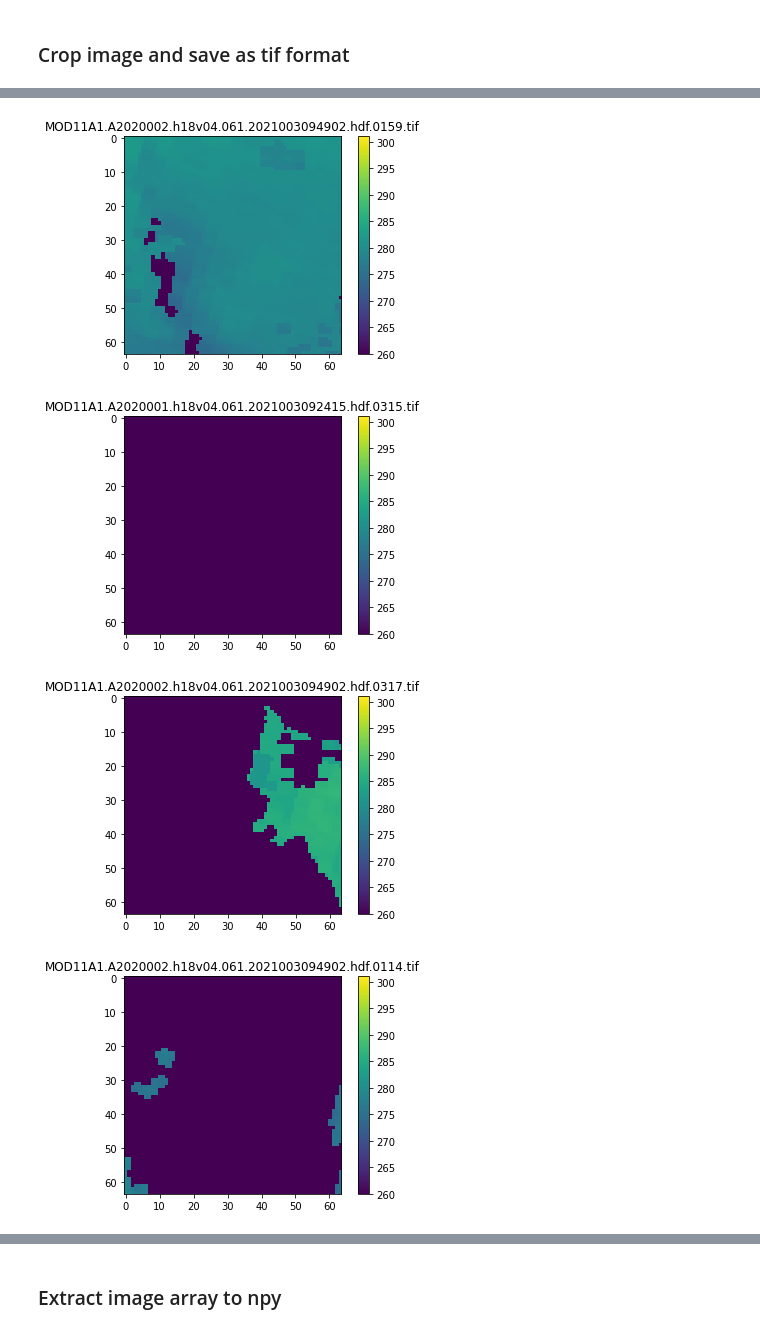
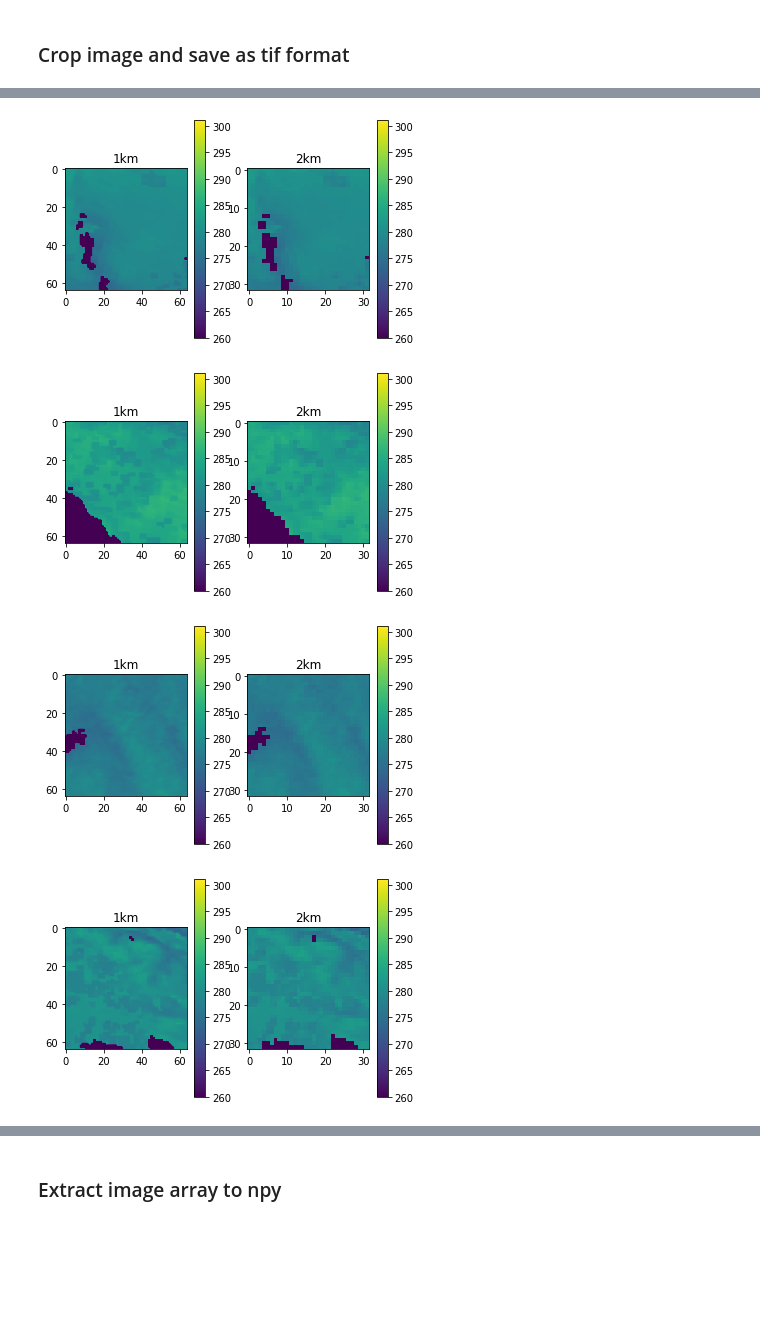
Before and after one commit to IMT-Project-LTS-SR/MRUNet-for-MODIS-super-resolution, a Jupyter notebook: Download_Reorganise_to_tif_files.ipynb, the cells around one changed output, grey strips where cells are left out. Saved outputs shown, nothing was run; the diff lists cells and outputs as text; code cells hidden in the pictures; blank space fills up the shorter version.

```diff
--- a/Download_Reorganise_to_tif_files.ipynb
+++ b/Download_Reorganise_to_tif_files.ipynb
@@ -204,6 +230,7 @@ npys_1km_Night_path = 'dataset/npys_files/1km/Night'
 npys_4km_path       = 'dataset/npys_files/4km'
 
 tifs_1km_path       = 'dataset/tifs_files/1km'
+tifs_2km_path       = 'dataset/tifs_files/2km'
 
 os.makedirs(hdfs_path,exist_ok=1)
 os.makedirs(npys_1km_path,exist_ok=1)
@@ -212,6 +239,7 @@ os.makedirs(npys_1km_Night_path,exist_ok=1)
 os.makedirs(npys_4km_path,exist_ok=1)
 
 os.makedirs(tifs_1km_path,exist_ok=1)
+os.makedirs(tifs_2km_path,exist_ok=1)
 # %%
 # tiles to download
 tiles = "h18v04" # string of tiles separated by comma
@@ -249,20 +273,29 @@ Number of cropped night images 324
 # %%
 tifs = os.listdir(tifs_1km_path)
 
 for i,tif in enumerate(tifs):
   if i>5: break # just for demo
   if not tif.endswith('tif'): continue
-  tif_path = os.path.join(tifs_1km_path, tif)
-  LST_K_day_, LST_K_night_, cols_, rows_, projection_, geotransform_ = read_tif(tif_path)
+  tif_1km_path = os.path.join(tifs_1km_path, tif)
+  tif_2km_path = os.path.join(tifs_2km_path, tif)
+  LST_K_day_1km, LST_K_night_1km, cols_1km, rows_1km, projection_1km, geotransform_1km = read_tif(tif_1km_path)
+  LST_K_day_2km, LST_K_night_2km, cols_2km, rows_2km, projection_2km, geotransform_2km = read_tif(tif_2km_path)
+
   plt.figure()
-  plt.imshow(LST_K_day_)
+  plt.subplot(121)
+  plt.imshow(LST_K_day_1km)
   plt.clim(260,301)
   plt.colorbar()
-  plt.title(tif)
+  plt.title("1km")
+  plt.subplot(122)
+  plt.imshow(LST_K_day_2km)
+  plt.clim(260,301)
+  plt.colorbar()
+  plt.title("2km")
   plt.show()
 plt.close()
 # %% [output]
-[figure, old version]
+[figure, new version]
-[figure, old version]
+[figure, new version]
-[figure, old version]
+[figure, new version]
-[figure, old version]
+[figure, new version]
```
Also changed, not shown: parts of 9 cells of this notebook.
